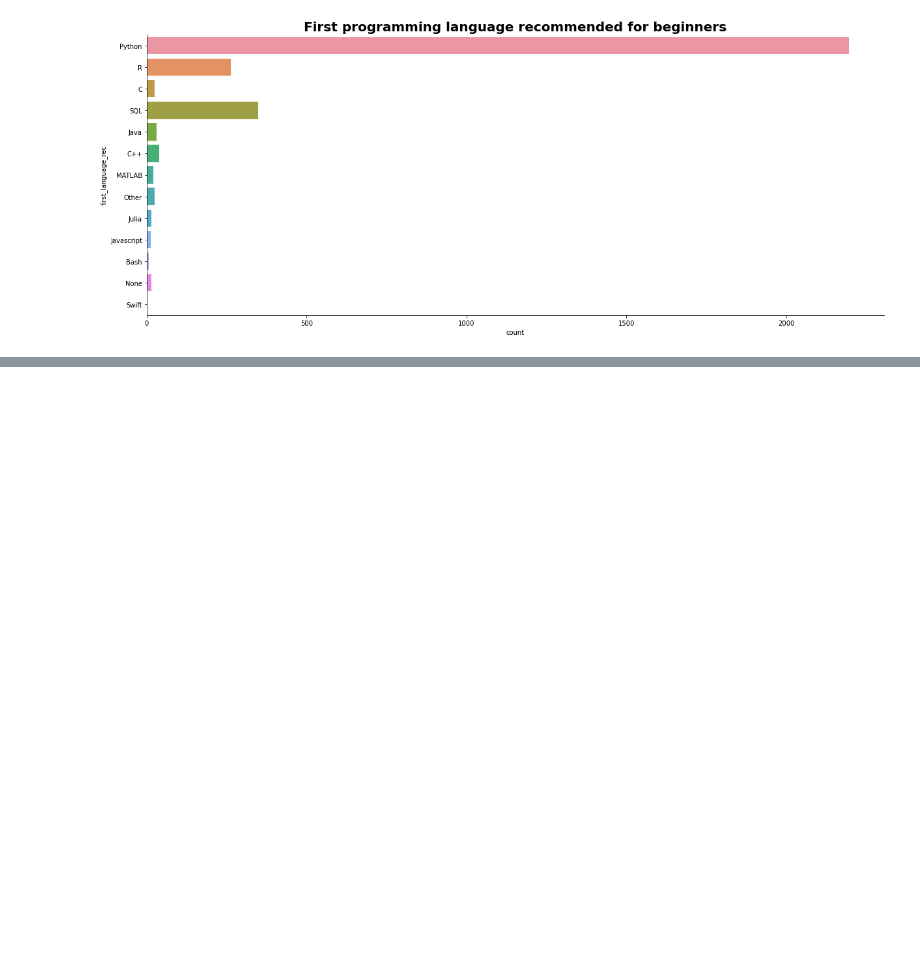
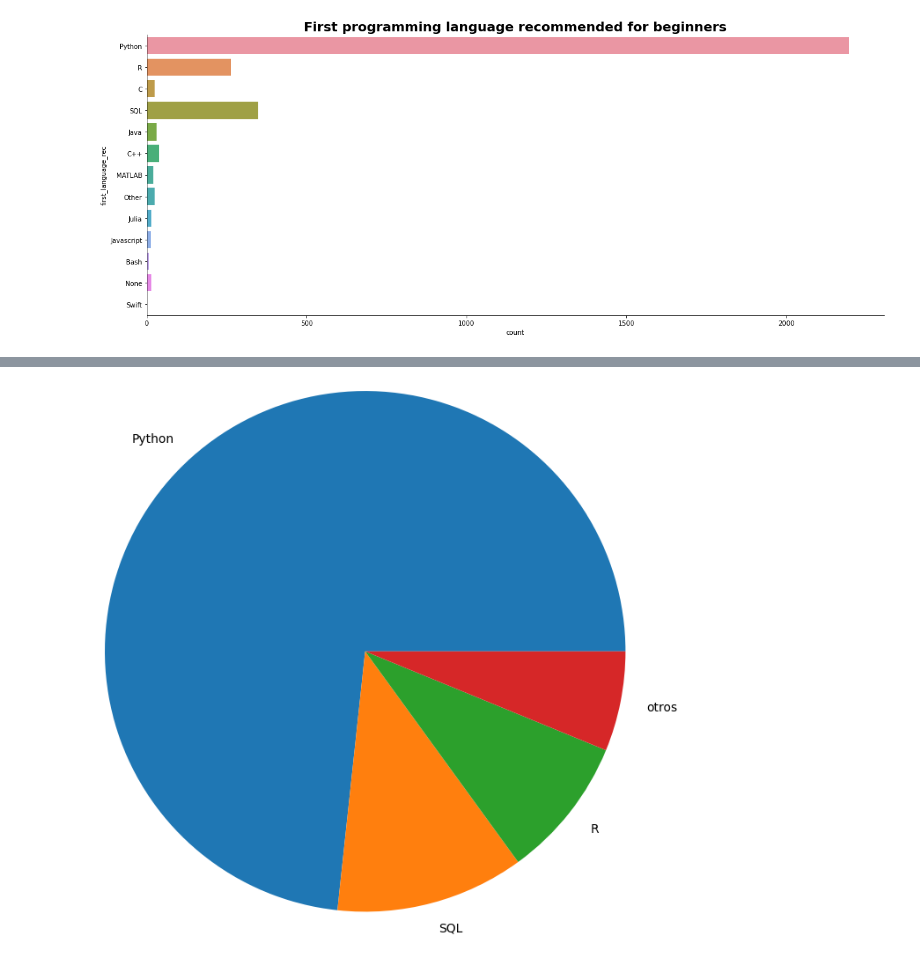
Before and after one commit to Adalab/project-da-promo-d-module-2-team-2-, a Jupyter notebook: notebooks/visualizacion.ipynb, the cells around one changed output, grey strips where cells are left out. Saved outputs shown, nothing was run; the diff lists cells and outputs as text; code cells hidden in the pictures; blank space fills up the shorter version.

```diff
--- a/notebooks/visualizacion.ipynb
+++ b/notebooks/visualizacion.ipynb
@@ -383,0 +433,4 @@ plt.show()
+# %%
+df_rec_language['percent'] = round(df_rec_language['percent'], 1)
+
+df_rec_language
@@ -383,0 +443,6 @@ plt.show()
+# %%
+plt.figure()
+plt.pie(df_rec_language['percent'], labels = ["Python", "SQL", "R", "otros"], radius = 2)
+plt.show()
+# %% [output]
+[figure, added]
```
Also changed, not shown: parts of 32 cells of this notebook.
